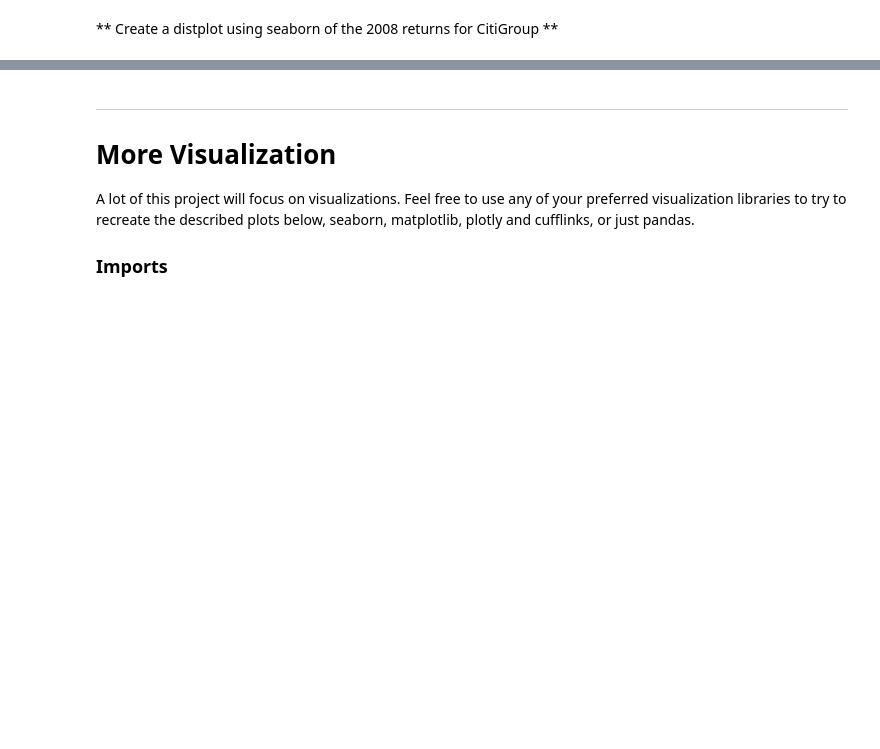
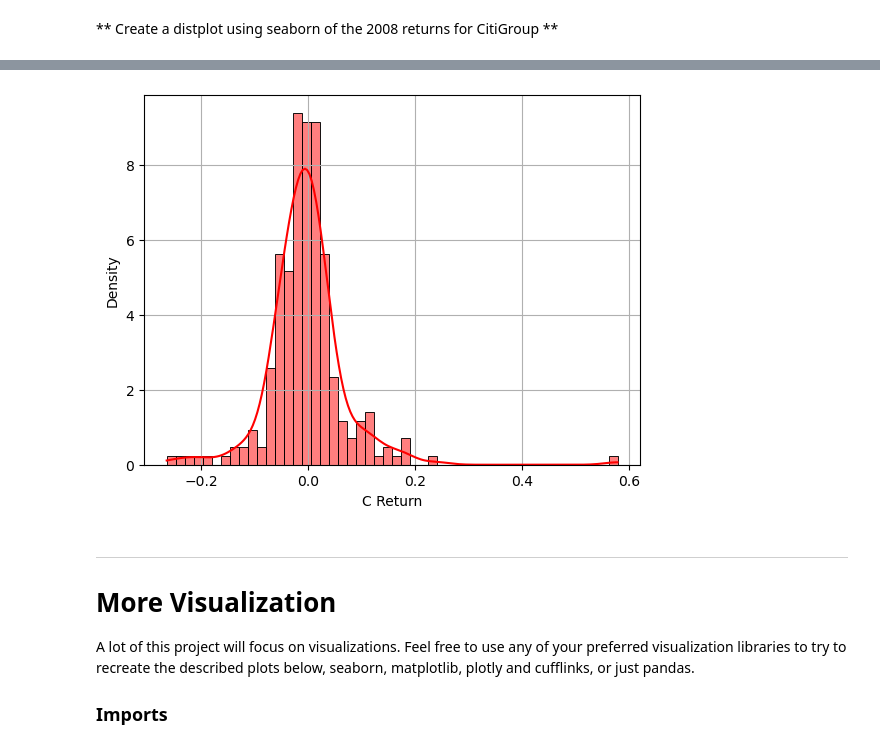
Before and after one commit to SpeedBird789/Data-Capstone-Project, a Jupyter notebook: Finance Project My Attempt.ipynb, the cells around one changed output, grey strips where cells are left out. Cells and saved outputs as stored; diff of their text form; code cells hidden in the pictures; blank space fills up the shorter version.

```diff
--- a/Finance Project My Attempt.ipynb
+++ b/Finance Project My Attempt.ipynb
@@ -216,3 +217,9 @@ using a non-integer number instead of an integer will result in an error in the
+# %%
+sns.histplot(returns['C Return'].loc['2008'], kde=True, stat="density", color='r', bins=50)
+plt.grid()
+plt.show()
+# %% [output]
+[figure, added]
 # %% [markdown]
 ____
 # More Visualization
```
Also changed, not shown: parts of 11 cells of this notebook.
